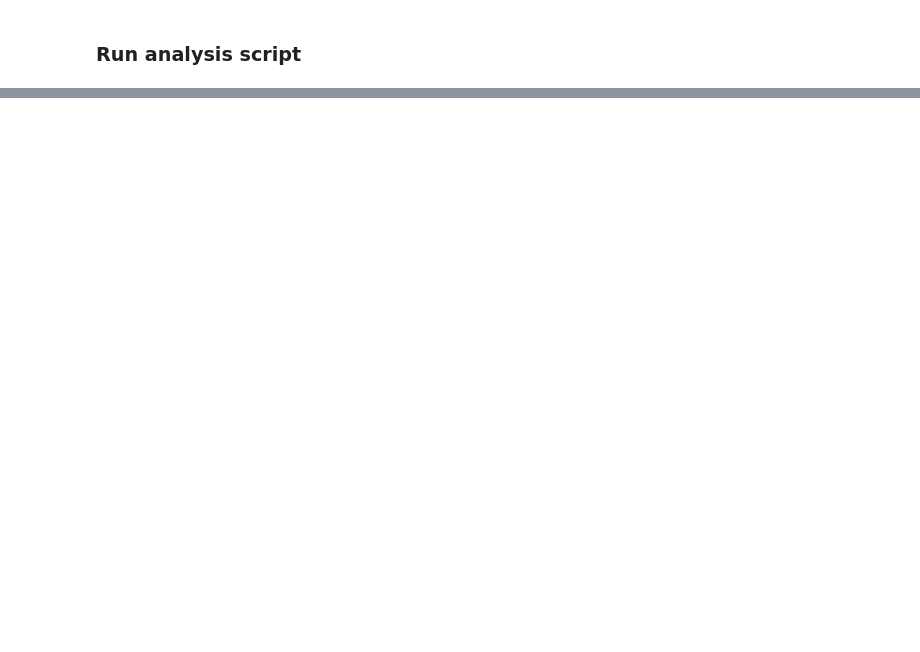
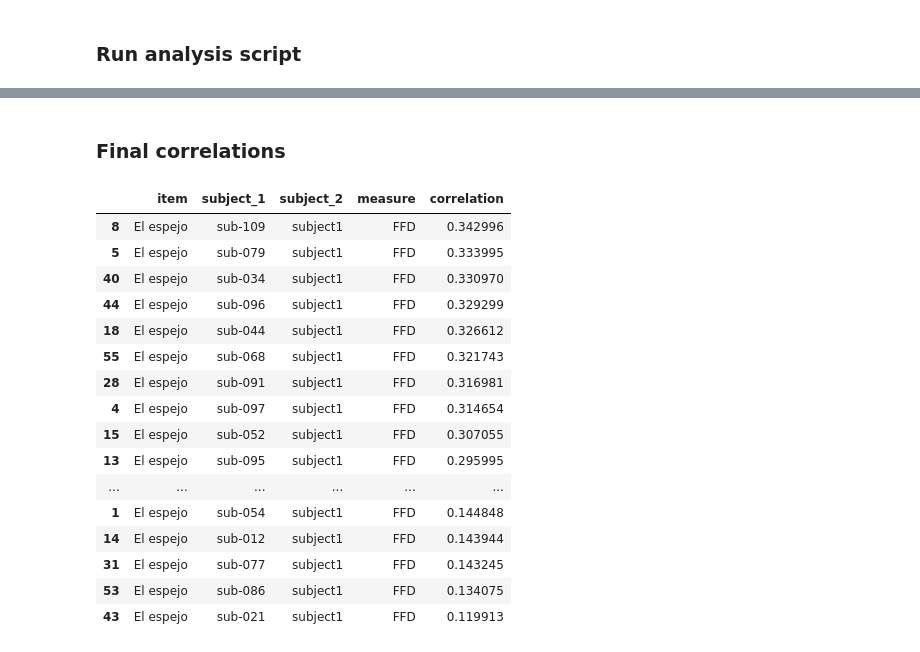
Before and after one commit to NeuroLIAA/reading-et, a Jupyter notebook: correlacion/correlacion.ipynb, the cells around one changed output, grey strips where cells are left out. Saved outputs shown, nothing was run; the diff lists cells and outputs as text; code cells hidden in the pictures; blank space fills up the shorter version.

```diff
--- a/correlacion/correlacion.ipynb
+++ b/correlacion/correlacion.ipynb
@@ -375,0 +511,37 @@ all_data_ob1.head(20)
+# %%
+items_correlation_matrices = {}
+items_subject_names = {}
+for item in common_items:
+    subjects_1 = [(subj_path.stem, read_pickle(subj_path)) for subj_path in item_subj_1[item]]
+    subjects_2 = [(subj_path.stem, read_pickle(subj_path)) for subj_path in item_subj_2[item]]
+    binarized_subjects_1 = binarize_subjects_measures(subjects_1, measures)
+    binarized_subjects_2 = binarize_subjects_measures(subjects_2, measures)
+    correlation_matrices = compute_correlation_matrices(binarized_subjects_1, binarized_subjects_2, measures)
+    items_correlation_matrices[item] = correlation_matrices
+    items_subject_names[item] = {
+        "subjects_1": [name for name, _ in binarized_subjects_1],
+        "subjects_2": [name for name, _ in binarized_subjects_2],
+    }
+# %%
+rows = []
+
+for item in items_correlation_matrices:
+    correlation_matrices = items_correlation_matrices[item]
+
+    subj_names_1 = items_subject_names[item]["subjects_1"]
+    subj_names_2 = items_subject_names[item]["subjects_2"]
+
+    for m_idx, measure in enumerate(measures):
+        mat = correlation_matrices[m_idx]
+
+        for i, name1 in enumerate(subj_names_1):
+            for j, name2 in enumerate(subj_names_2):
+                rows.append({
+                    "item": item,
+                    "subject_1": name1,
+                    "subject_2": name2,
+                    "measure": measure,
+                    "correlation": mat[i, j]
+                })
+
+df_corr = pd.DataFrame(rows)
@@ -375,0 +572,22 @@ all_data_ob1.head(20)
+# %% [markdown]
+### Final correlations
+# %%
+df_corr[df_corr['measure'] == 'FFD'].sort_values(by=['correlation'], ascending=False)
+# %% [output]
+|  | item | subject_1 | subject_2 | measure | correlation |
+| 8 | El espejo | sub-109 | subject1 | FFD | 0.342996 |
+| 5 | El espejo | sub-079 | subject1 | FFD | 0.333995 |
+| 40 | El espejo | sub-034 | subject1 | FFD | 0.330970 |
+| 44 | El espejo | sub-096 | subject1 | FFD | 0.329299 |
+| 18 | El espejo | sub-044 | subject1 | FFD | 0.326612 |
+| 55 | El espejo | sub-068 | subject1 | FFD | 0.321743 |
+| 28 | El espejo | sub-091 | subject1 | FFD | 0.316981 |
+| 4 | El espejo | sub-097 | subject1 | FFD | 0.314654 |
+| 15 | El espejo | sub-052 | subject1 | FFD | 0.307055 |
+| 13 | El espejo | sub-095 | subject1 | FFD | 0.295995 |
+| ... | ... | ... | ... | ... | ... |
+| 1 | El espejo | sub-054 | subject1 | FFD | 0.144848 |
+| 14 | El espejo | sub-012 | subject1 | FFD | 0.143944 |
+| 31 | El espejo | sub-077 | subject1 | FFD | 0.143245 |
+| 53 | El espejo | sub-086 | subject1 | FFD | 0.134075 |
+| 43 | El espejo | sub-021 | subject1 | FFD | 0.119913 |
```
Also changed, not shown: parts of 26 cells of this notebook, 31 other files.
